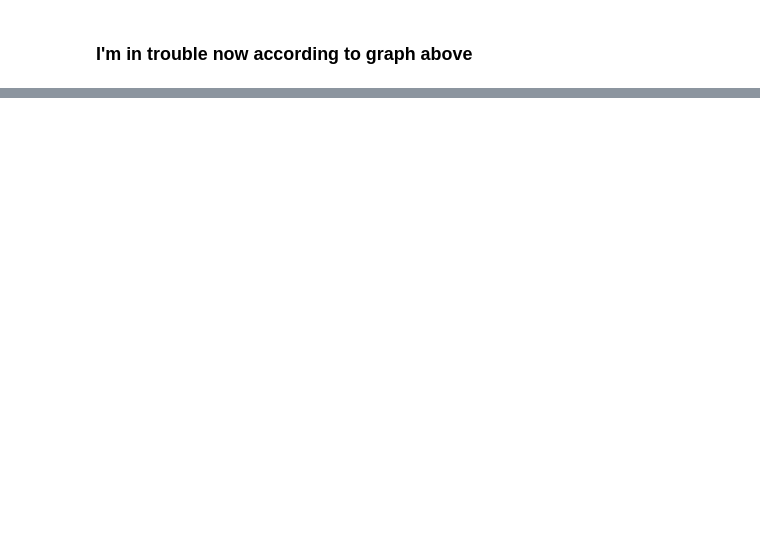
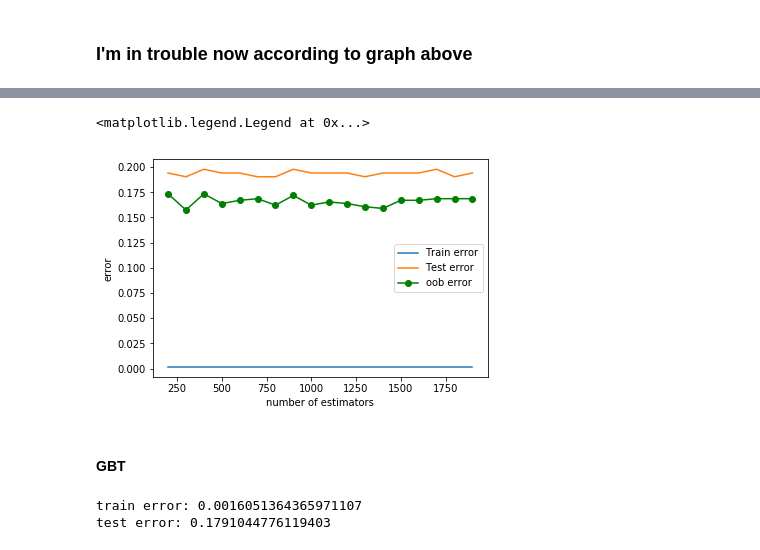
Before and after one commit to xnd-r/ML_course, a Jupyter notebook: Titanic.ipynb, the cells around one changed output, grey strips where cells are left out. Saved outputs shown, nothing was run; the diff lists cells and outputs as text; code cells hidden in the pictures; blank space fills up the shorter version.

```diff
--- a/Titanic.ipynb
+++ b/Titanic.ipynb
@@ -395,0 +575,36 @@ print(err_train, err_test)
+# %%
+trees_massive = range(200, 2000, 100)
+err_train_mas = []
+err_test_mas = []
+err_oob = []
+for t_cur in trees_massive:
+    mod_t = ensemble.RandomForestClassifier(n_estimators = t_cur, oob_score=True, random_state=42)
+    mod_t.fit(X_train, y_train)
+    oob_error = 1 - mod_t.oob_score_
+    err_train_mas.append(np.mean(mod_t.predict(X_train) != y_train))
+    err_test_mas.append(np.mean(mod_t.predict(X_test) != y_test))
+    err_oob.append(oob_error)
+plt.plot(trees_massive, err_train_mas, label = 'Train error')
+plt.plot(trees_massive, err_test_mas, label = 'Test error')
+plt.plot(trees_massive, err_oob,  'g-o', label = 'oob error')
+plt.xlabel('number of estimators')
+plt.ylabel('error')
+
+plt.legend()
+# %% [output]
+<matplotlib.legend.Legend at 0x...>
+[figure, added]
+# %% [markdown]
+#### GBT
+# %%
+gbt = ensemble.GradientBoostingClassifier(n_estimators = 1000)
+gbt.fit(X_train, y_train)
+
+err_train = np.mean(y_train != gbt.predict(X_train))
+err_test = np.mean(y_test != gbt.predict(X_test))
+
+print("train error: " + str(err_train))
+print("test error: " + str(err_test))
+# %% [output]
+train error: 0.0016051364365971107
+test error: 0.1791044776119403
```
Also changed, not shown: parts of 33 cells of this notebook.
